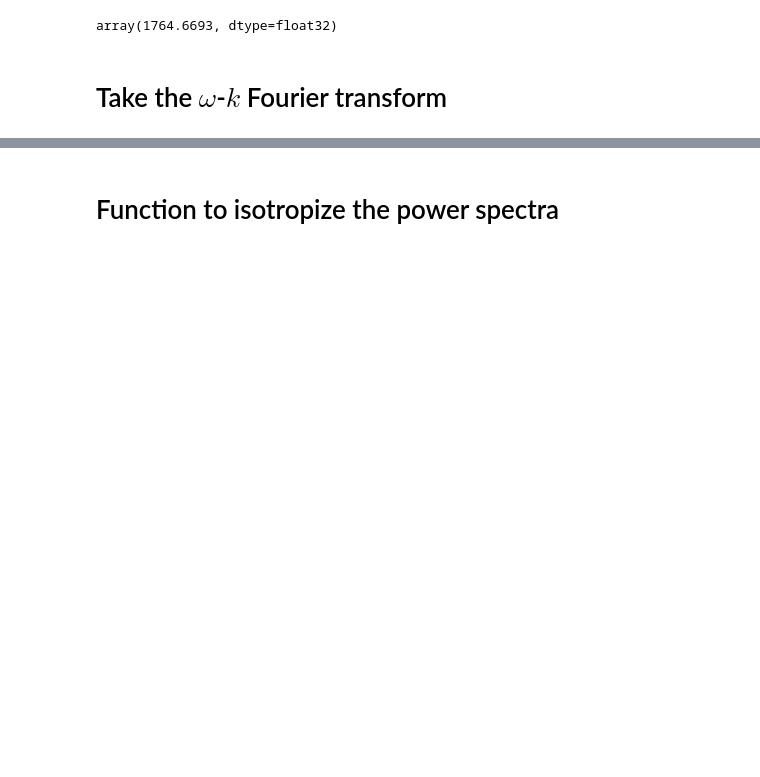
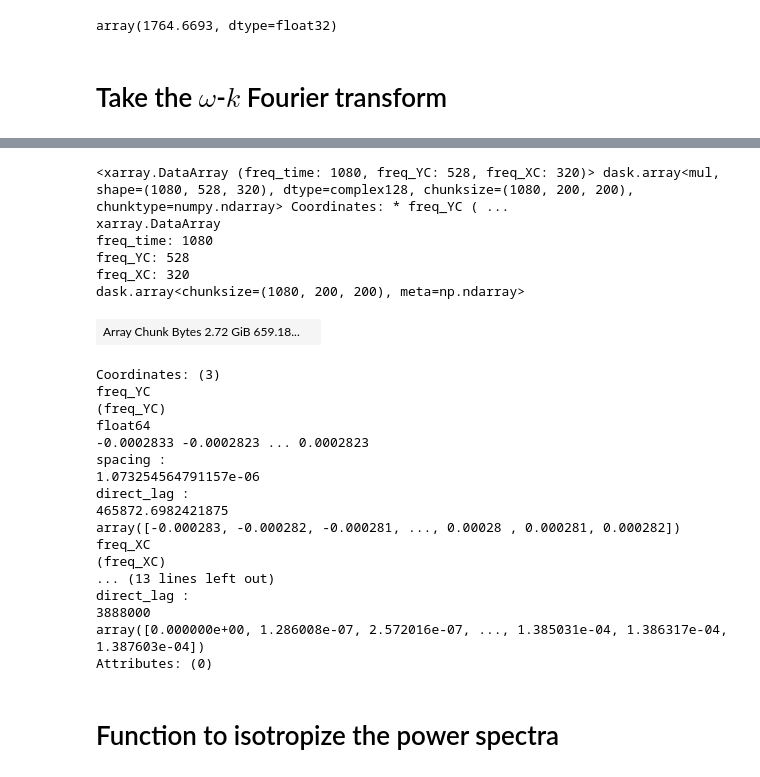
Before and after one commit to pangeo-data/llc4320_pangeo, a Jupyter notebook: wavenumber-fequency.ipynb, the cells around one changed output, grey strips where cells are left out. Drawn from its saved outputs; the diff is of its cells as text; code cells hidden in the pictures; blank space fills up the shorter version.

```diff
--- a/wavenumber-fequency.ipynb
+++ b/wavenumber-fequency.ipynb
@@ -255,3 +279,30 @@ Wall time: 127 ms
+# %%
+Fv_llc
+# %% [output]
+<xarray.DataArray (freq_time: 1080, freq_YC: 528, freq_XC: 320)> dask.array<mul, shape=(1080, 528, 320), dtype=complex128, chunksize=(1080, 200, 200), chunktype=numpy.ndarray> Coordinates: * freq_YC ( ...
+xarray.DataArray
+freq_time: 1080
+freq_YC: 528
+freq_XC: 320
+dask.array<chunksize=(1080, 200, 200), meta=np.ndarray>
+| Array Chunk Bytes 2.72 GiB 659.18... |  |
+Coordinates: (3)
+freq_YC
+(freq_YC)
+float64
+-0.0002833 -0.0002823 ... 0.0002823
+spacing :
+1.073254564791157e-06
+direct_lag :
+465872.6982421875
+array([-0.000283, -0.000282, -0.000281, ..., 0.00028 , 0.000281, 0.000282])
+freq_XC
+(freq_XC)
+... (13 lines left out)
+direct_lag :
+3888000
+array([0.000000e+00, 1.286008e-07, 2.572016e-07, ..., 1.385031e-04, 1.386317e-04, 1.387603e-04])
+Attributes: (0)
 # %% [markdown]
 # Function to isotropize the power spectra
 # %%
```
Also changed, not shown: parts of 11 cells of this notebook.
